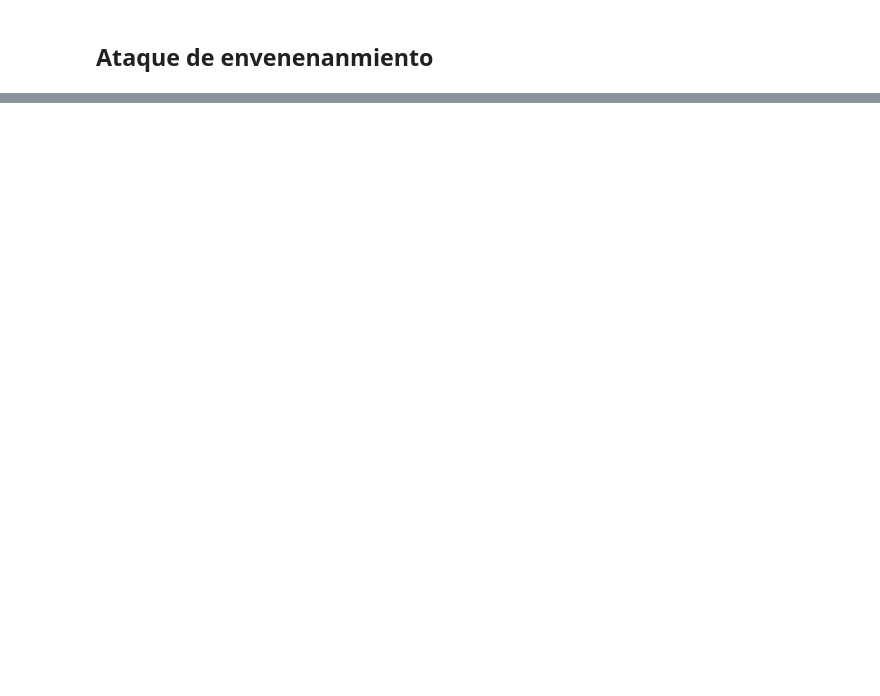
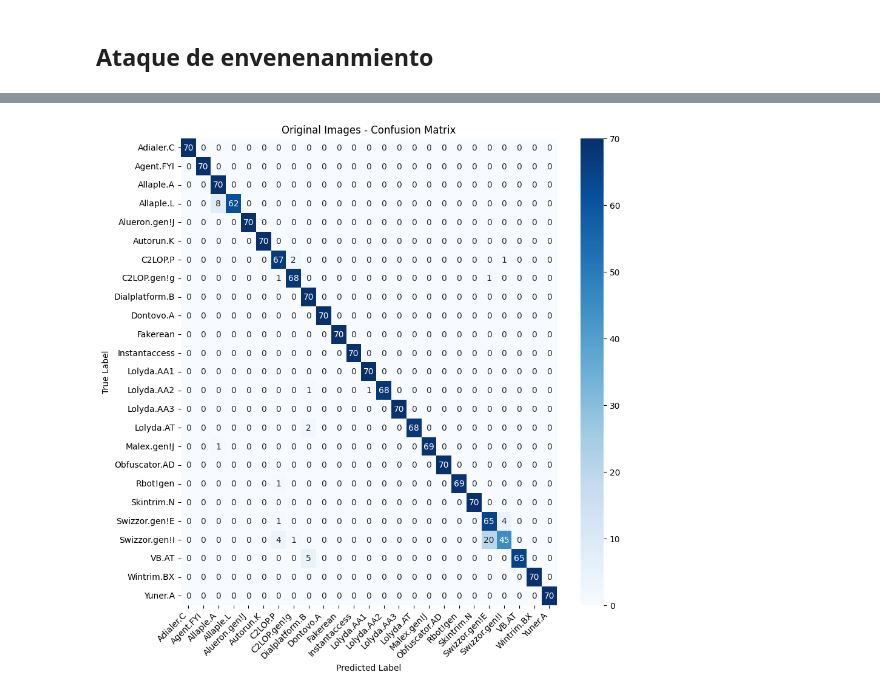
Before and after one commit to JJHH06/Lab7-SDS, a Jupyter notebook: LAB7.ipynb, the cells around one changed output, grey strips where cells are left out. Cells and saved outputs as stored; diff of their text form; code cells hidden in the pictures; blank space fills up the shorter version.

Commit message:
Finished data Discussion
Co-authored-by: El-Mendez <47764656+El-Mendez@users.noreply.github.com>

```diff
--- a/LAB7.ipynb
+++ b/LAB7.ipynb
@@ -135,9 +131,9 @@ model_stolen = KerasClassifier(
 # %%
 training_labels = []
 training_images = []
-for label, image in tfds.as_numpy(training_data):
+for image, label in tfds.as_numpy(training_data):
     training_labels.extend(label)
-    training_images.extend(label)
+    training_images.extend(image)
 # %%
 
 stolen_classifier = copycat_cnn.extract(
@@ -218,3 +217,22 @@ plt.show()
 stolen_classifier.save("stolen_cnn.h5")
 # %% [markdown]
 ## Ataque de envenenanmiento
+# %%
+data_location = "../malimg_dataset/malimg_paper_dataset_imgs"
+selected_images_location = '../model_copysotherselected'
+
+test_data = image_dataset_from_directory(
+    selected_images_location,
+    image_size=(256, 256),
+    shuffle=True,
+    seed=191919,
+)
+
+test_labels = []
+test_images = []
+for image, label in tfds.as_numpy(test_data):
+    test_labels.extend(label)
+    test_images.extend(image)
+
+test_images = np.array(test_images)
+test_labels = np.array(test_labels)
@@ -220,0 +276,15 @@ stolen_classifier.save("stolen_cnn.h5")
+# %%
+probabilities = clasificador.predict(test_images)
+probabilities = np.array(probabilities)
+predicted_labels = np.argmax(probabilities, axis=-1)
+# %%
+cm = confusion_matrix(test_labels, predicted_labels)
+plt.figure(figsize=(10, 10))
+heatmap = sns.heatmap(cm, annot=True, fmt='d', cmap='Blues', cbar=True, xticklabels=test_data.class_names, yticklabels=test_data.class_names)
+heatmap.set_xticklabels(heatmap.get_xticklabels(), rotation=45, horizontalalignment='right')
+plt.xlabel('Predicted Label')
+plt.ylabel('True Label')
+plt.title('Original Images - Confusion Matrix')
+plt.show()
+# %% [output]
+[figure, added]
```
Also changed, not shown: parts of 13 cells of this notebook.
